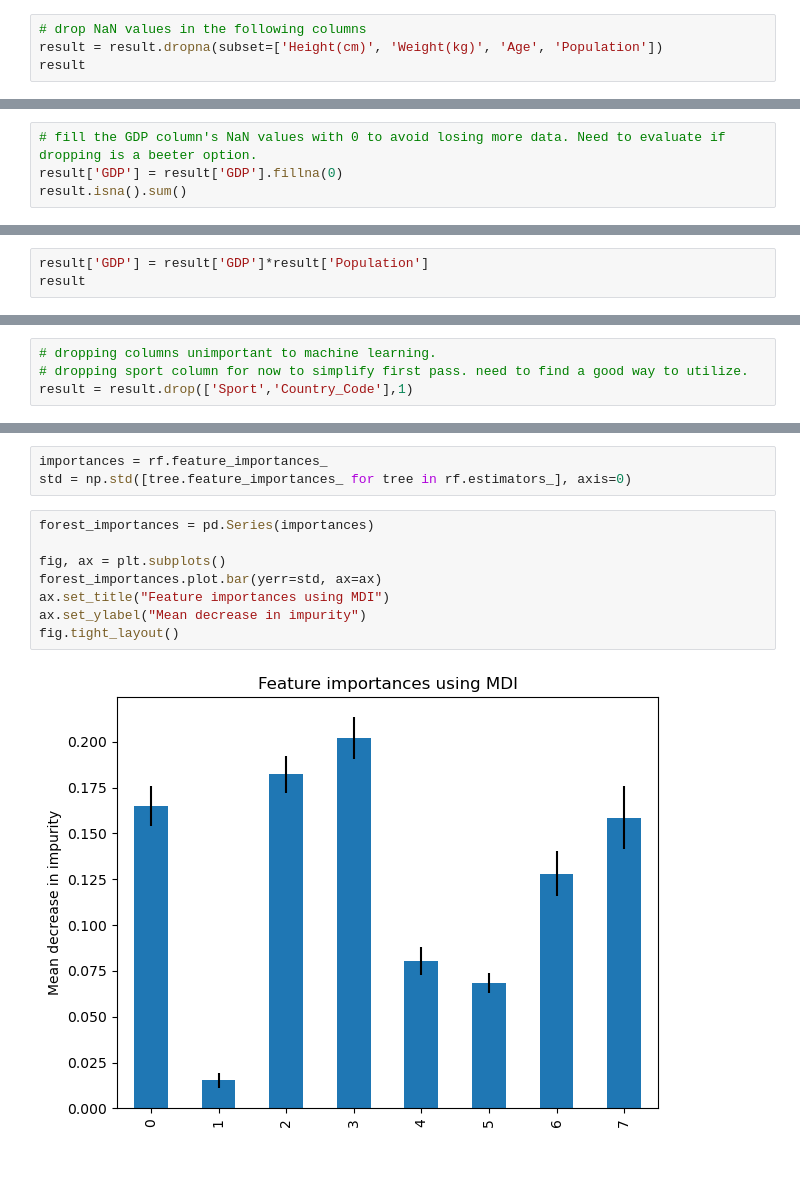
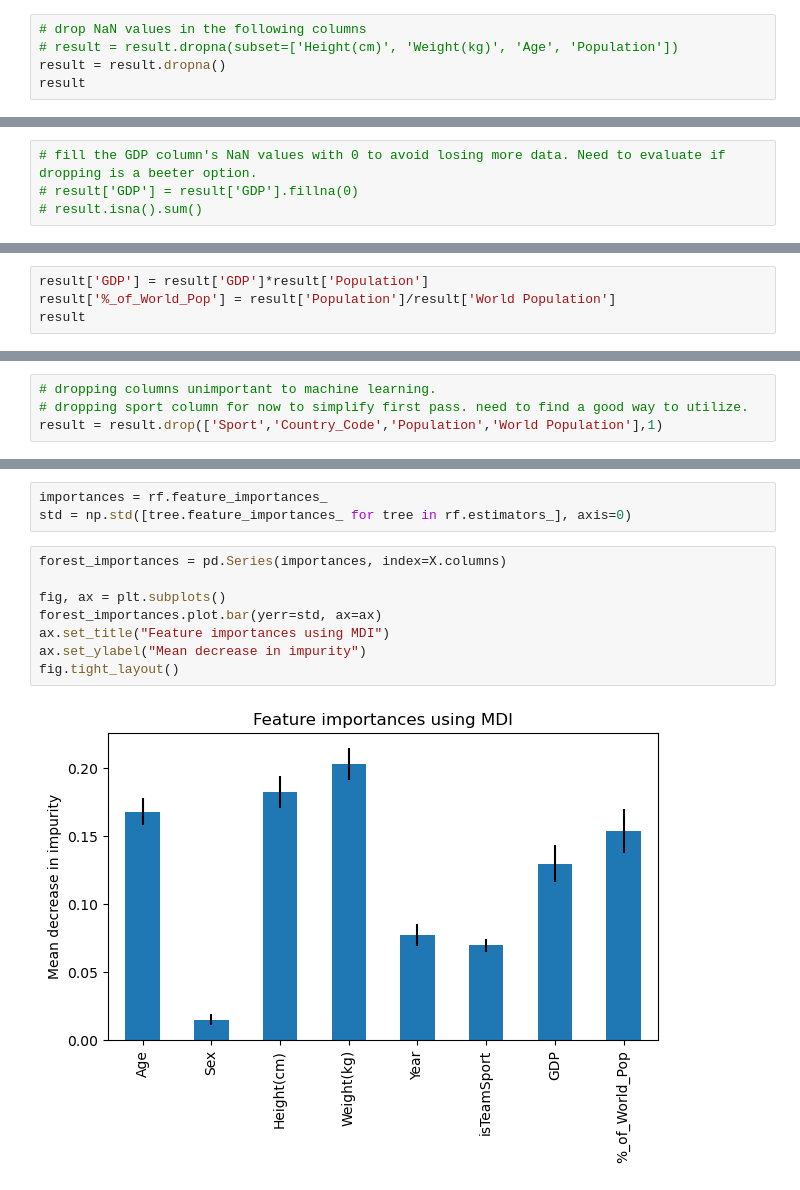
Before and after one commit to FrankPassalacqua88/Group_Project, a Jupyter notebook: fp/RandomForest-MedalPredictor.ipynb, the cells around one changed output, grey strips where cells are left out. Cells and saved outputs as stored; diff of their text form.

Commit message:
add worldPop.csv. use % of world population instead of population

```diff
--- a/fp/RandomForest-MedalPredictor.ipynb
+++ b/fp/RandomForest-MedalPredictor.ipynb
@@ -82,7 +95,8 @@ Population      157746
 dtype: int64
 # %%
 # drop NaN values in the following columns
-result = result.dropna(subset=['Height(cm)', 'Weight(kg)', 'Age', 'Population'])
+# result = result.dropna(subset=['Height(cm)', 'Weight(kg)', 'Age', 'Population'])
+result = result.dropna()
 result
 # %% [output]
 |  | Age | Sex | Height(cm) | Weight(kg) | Sport | Country_Code | Year | isTeamSport | Medal | ... |
@@ -116,5 +131,5 @@ Population          0
 dtype: int64
 # %%
 # fill the GDP column's NaN values with 0 to avoid losing more data. Need to evaluate if dropping is a beeter option.
-result['GDP'] = result['GDP'].fillna(0)
-result.isna().sum()
+# result['GDP'] = result['GDP'].fillna(0)
+# result.isna().sum()
@@ -138,5 +136,6 @@ dtype: int64
 # %%
 result['GDP'] = result['GDP']*result['Population']
+result['%_of_World_Pop'] = result['Population']/result['World Population']
 result
 # %% [output]
 A value is trying to be set on a copy of a slice from a DataFrame.
@@ -199,7 +202,7 @@ See the caveats in the documentation: https://pandas.pydata.org/pandas-docs/stab
 # %%
 # dropping columns unimportant to machine learning.
 # dropping sport column for now to simplify first pass. need to find a good way to utilize.
-result = result.drop(['Sport','Country_Code'],1)
+result = result.drop(['Sport','Country_Code','Population','World Population'],1)
 # %%
 # Print the names of the new columns
 print(result.columns)
@@ -271,12 +274,12 @@ weighted avg       0.92      0.92      0.92     46366
 importances = rf.feature_importances_
 std = np.std([tree.feature_importances_ for tree in rf.estimators_], axis=0)
 # %%
-forest_importances = pd.Series(importances)
+forest_importances = pd.Series(importances, index=X.columns)
 
 fig, ax = plt.subplots()
 forest_importances.plot.bar(yerr=std, ax=ax)
 ax.set_title("Feature importances using MDI")
 ax.set_ylabel("Mean decrease in impurity")
 fig.tight_layout()
 # %% [output]
-[figure, old version]
+[figure, new version]
```
Also changed, not shown: parts of 17 cells of this notebook, 1 other file.
